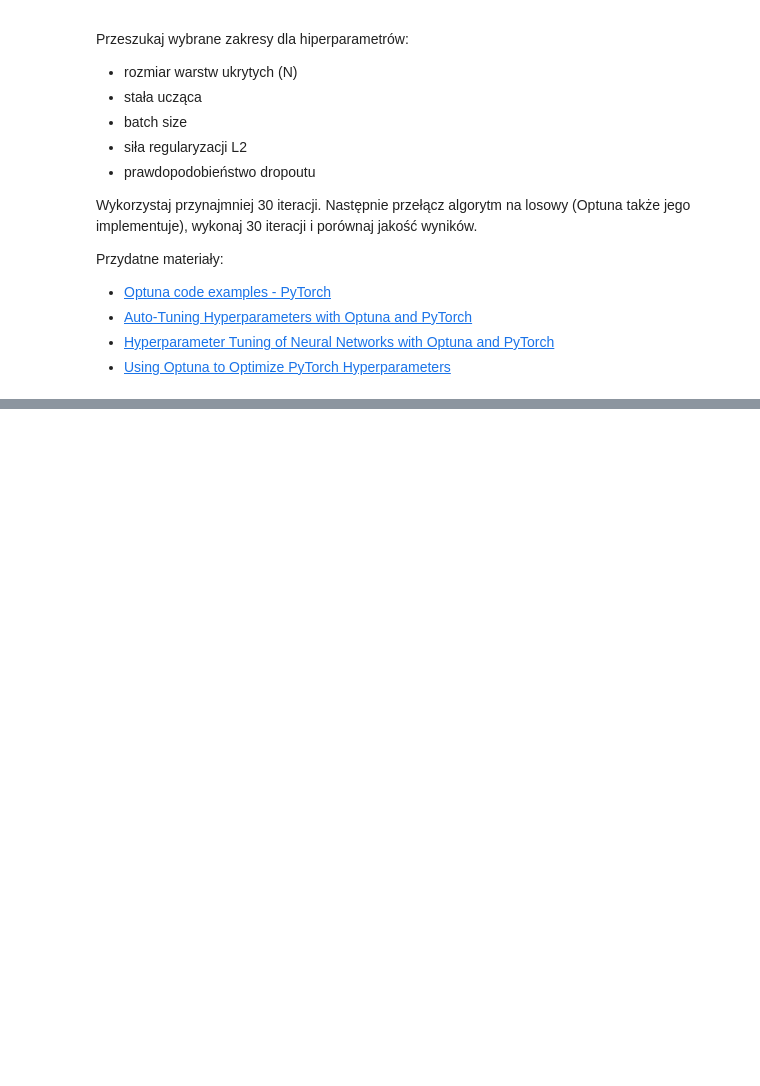
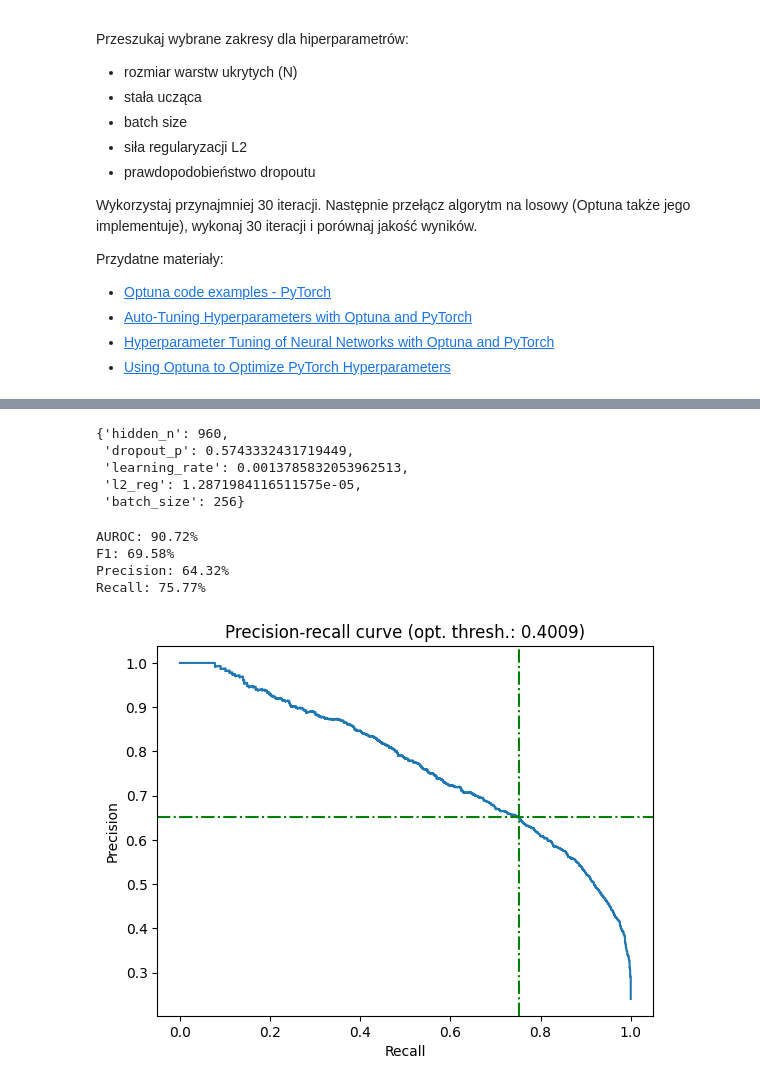
Before and after one commit to michal200292/Introduction-to-AI, a Jupyter notebook: lab3/lab_3.ipynb, the cells around one changed output, grey strips where cells are left out. Drawn from its saved outputs; the diff is of its cells as text; code cells hidden in the pictures; blank space fills up the shorter version.

```diff
--- a/lab3/lab_3.ipynb
+++ b/lab3/lab_3.ipynb
@@ -1028,7 +1026,7 @@ Na koniec skopiuj resztę kodu do treningu z poprzedniego zadania, wytrenuj sie
 class NormalizingMLP(nn.Module):
     def __init__(self, input_size: int, dropout_p: float = 0.5):
         super().__init__()
-        self.model = nn.Sequential(
+        self.mlp = nn.Sequential(
             nn.Linear(input_size, 256),
             nn.BatchNorm1d(256),
             nn.ReLU(),
@@ -1041,7 +1039,7 @@ class NormalizingMLP(nn.Module):
         )
 
     def forward(self, x):
-        return self.model(x)
+        return self.mlp(x)
 
     def predict_proba(self, x):
         return sigmoid(self(x))
@@ -1182,7 +1177,7 @@ model = CudaMLP(X_train.shape[1]).to('cuda')
 optimizer = torch.optim.AdamW(model.parameters(), lr=learning_rate, weight_decay=1e-4)
 
 # note that we are using loss function with sigmoid built in
-loss_fn = torch.nn.BCEWithLogitsLoss(pos_weight=torch.from_numpy(weights)[1].to('cuda'))
+loss_fn = torch.nn.BCEWithLogitsLoss(pos_weight=torch.from_numpy(np.ones(2))[1].to('cuda'))
 
 step_counter = 0
 time_from_eval = time.time()
@@ -1205,7 +1200,5 @@ for epoch_id in range(30):
 
 test_res = evaluate_model(model.to('cpu'), X_test, y_test, loss_fn.to('cpu'), threshold=0.5)
 
-print(f"AUROC: {100 * test_res['AUROC']:.2f}%")
-print(f"F1: {100 * test_res['F1-score']:.2f}%")
 print(test_res)
 # %% [output]
@@ -1237,3 +1256,28 @@ Przydatne materiały:
 - [Auto-Tuning Hyperparameters with Optuna and PyTorch](https://www.youtube.com/watch?v=P6NwZVl8ttc)
 - [Hyperparameter Tuning of Neural Networks with Optuna and PyTorch](https://towardsdatascience.com/hyperparameter-tuning-of-neural-networks-with-optuna-and-pytorch-22e179efc837)
 - [Using Optuna to Optimize PyTorch Hyperparameters](https://medium.com/pytorch/using-optuna-to-optimize-pytorch-hyperparameters-990607385e36)
+# %%
+class SearchingMLP(nn.Module):
+    def __init__(self, input_size: int, hidden_n: int, dropout_p: float):
+        super().__init__()
+        self.mlp = nn.Sequential(
+            nn.Linear(input_size, hidden_n),
+            nn.BatchNorm1d(hidden_n),
+            nn.ReLU(),
+            nn.Dropout(p=dropout_p),
+            nn.Linear(hidden_n, hidden_n // 2),
+            nn.BatchNorm1d(hidden_n // 2),
+            nn.ReLU(),
+            nn.Dropout(p=dropout_p),
+            nn.Linear(hidden_n // 2, 1)
+        )
+
+    def forward(self, x):
+        return self.mlp(x)
+
+    def predict_proba(self, x):
+        return sigmoid(self(x))
+
+    def predict(self, x, threshold: float = 0.5):
+        y_pred_score = self.predict_proba(x)
+        return (y_pred_score > threshold).to(torch.int32)
@@ -1239,0 +1376,10 @@ Przydatne materiały:
+# %%
+study.best_params
+# %% [output]
+{'hidden_n': 960,
+ 'dropout_p': 0.5743332431719449,
+ 'learning_rate': 0.0013785832053962513,
+ 'l2_reg': 1.2871984116511575e-05,
+ 'batch_size': 256}
+# %%
+best_model, best_threshold, loss_fn = train_model(**study.best_params, searching=False)
@@ -1239,0 +1388,14 @@ Przydatne materiały:
+# %%
+print(f"AUROC: {100 * test_res['AUROC']:.2f}%")
+print(f"F1: {100 * test_res['F1-score']:.2f}%")
+print(f"Precision: {100 * test_res['precision']:.2f}%")
+print(f"Recall: {100 * test_res['recall']:.2f}%")
+# %% [output]
+AUROC: 90.72%
+F1: 69.58%
+Precision: 64.32%
+Recall: 75.77%
+# %%
+plot_precision_recall_curve(y_test, sigmoid(best_model(X_test)).detach().numpy())
+# %% [output]
+[figure, added]
```
Also changed, not shown: parts of 22 cells of this notebook.
